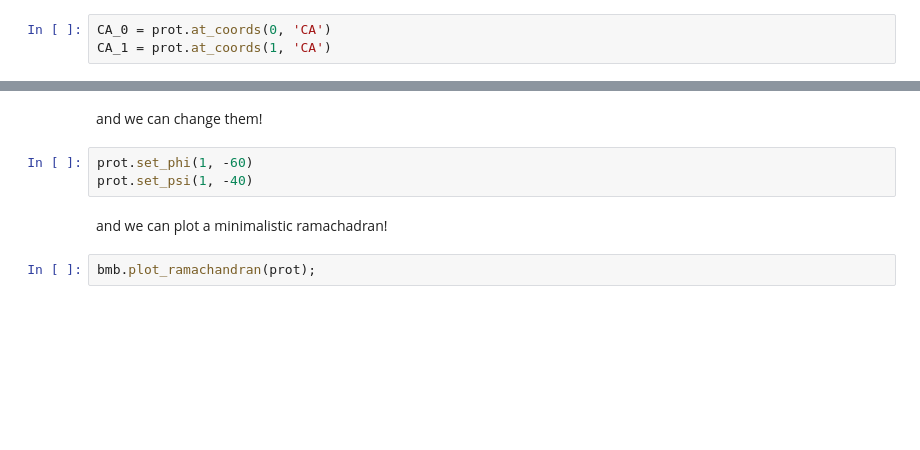
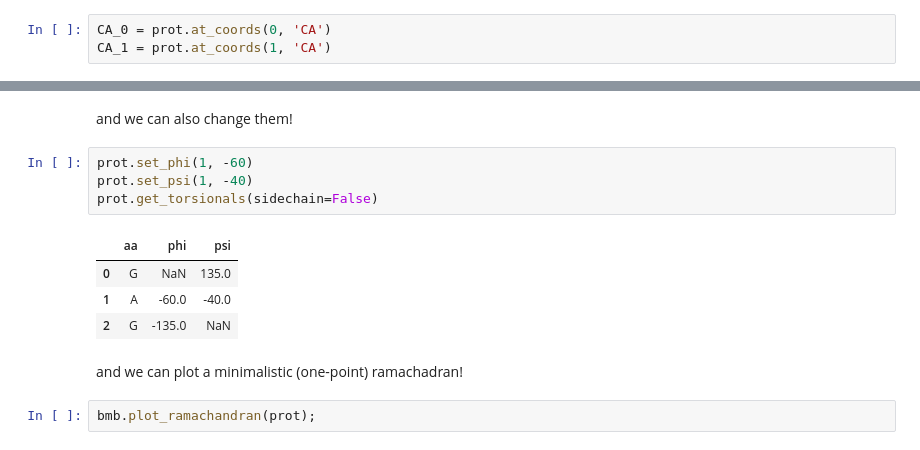
Before and after one commit to agustinaarroyuelo/bomeba0, a Jupyter notebook: bomeba0/examples/Basic_intro.ipynb, the cells around one changed output, grey strips where cells are left out. Saved outputs shown, nothing was run; the diff lists cells and outputs as text; blank space fills up the shorter version.

```diff
--- a/bomeba0/examples/Basic_intro.ipynb
+++ b/bomeba0/examples/Basic_intro.ipynb
@@ -69,10 +89,16 @@ prot.get_torsionals(sidechain=False)
 # %% [markdown]
-and we can change them!
+and we can also change them!
 # %%
 prot.set_phi(1, -60)
 prot.set_psi(1, -40)
+prot.get_torsionals(sidechain=False)
+# %% [output]
+|  | aa | phi | psi |
+| 0 | G | NaN | 135.0 |
+| 1 | A | -60.0 | -40.0 |
+| 2 | G | -135.0 | NaN |
 # %% [markdown]
-and we can plot a minimalistic ramachadran!
+and we can plot a minimalistic (one-point) ramachadran!
 # %%
 bmb.plot_ramachandran(prot);
 # %% [output]
```
Also changed, not shown: parts of 20 cells of this notebook, 1 other file.
